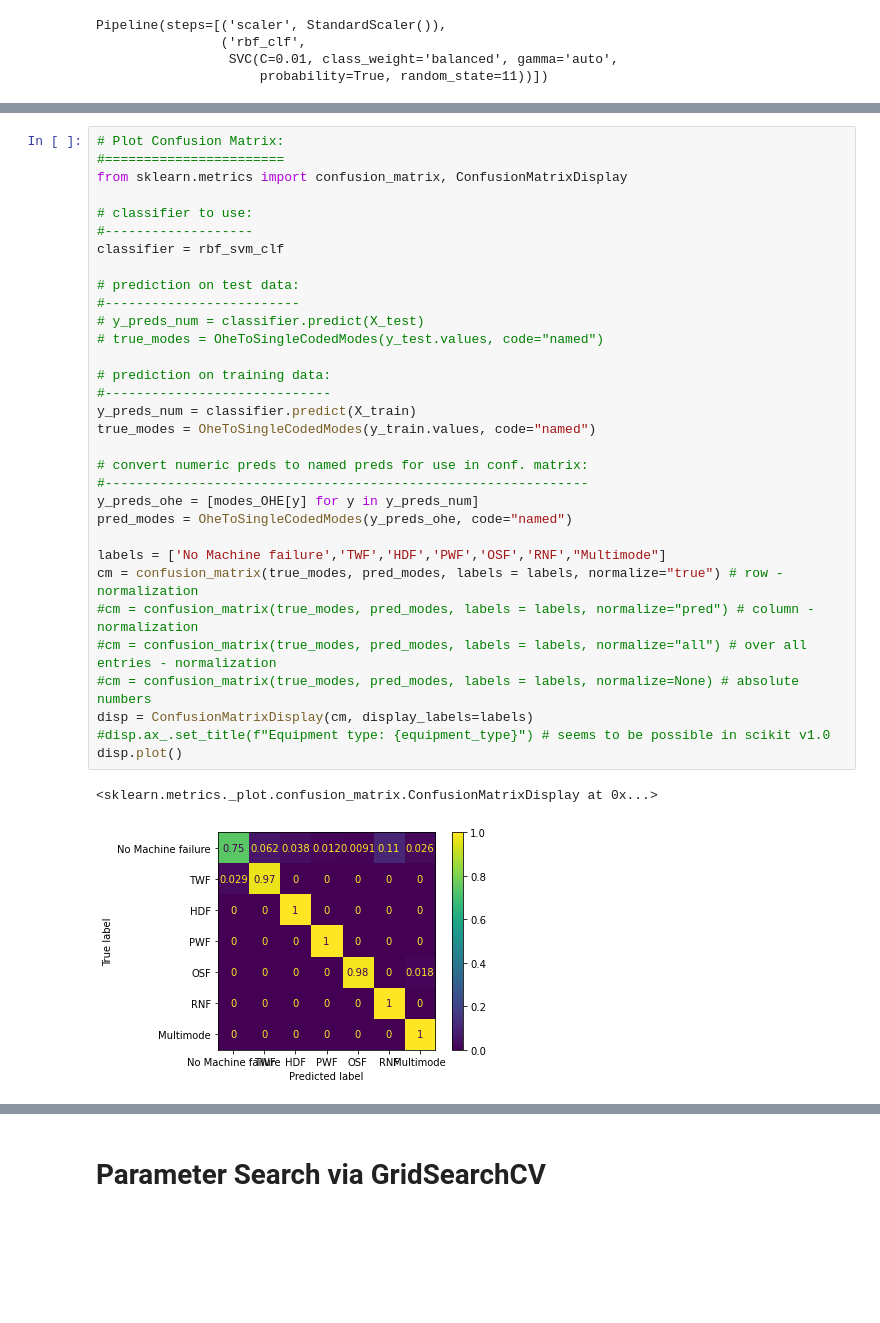
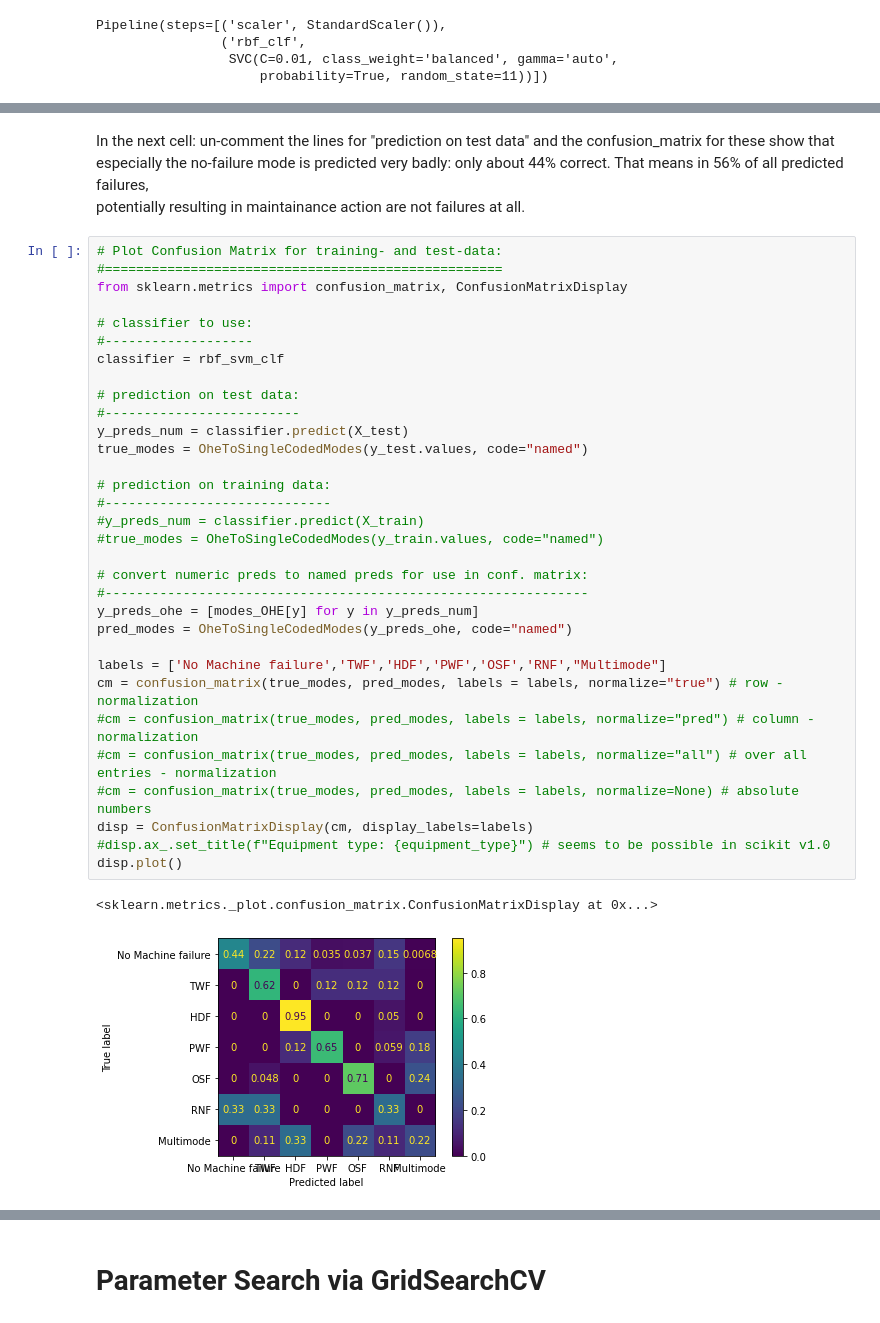
Before and after one commit to BorScho/Predictive_Maintenance_UCI_Modes, a Jupyter notebook: SVM_predict_failuremodes.ipynb, the cells around one changed output, grey strips where cells are left out. Cells and saved outputs as stored; diff of their text form; blank space fills up the shorter version.

Commit message:
minor updates in comments

```diff
--- a/SVM_predict_failuremodes.ipynb
+++ b/SVM_predict_failuremodes.ipynb
@@ -407,38 +414,42 @@ print(f"\n Area Under the Curve (auc): {auc}")
+# %% [markdown]
+In the next cell: un-comment the lines for "prediction on test data" and the confusion_matrix for these show that <br>
+especially the no-failure mode is predicted very badly: only about 44% correct. That means in 56% of all predicted failures, <br>
+potentially resulting in maintainance action are not failures at all.
 # %%
-# Plot Confusion Matrix:
-#=======================
+# Plot Confusion Matrix for training- and test-data:
+#===================================================
 from sklearn.metrics import confusion_matrix, ConfusionMatrixDisplay
 
 # classifier to use:
 #-------------------
 classifier = rbf_svm_clf
 
 # prediction on test data:
 #-------------------------
-# y_preds_num = classifier.predict(X_test)
-# true_modes = OheToSingleCodedModes(y_test.values, code="named")
+y_preds_num = classifier.predict(X_test)
+true_modes = OheToSingleCodedModes(y_test.values, code="named")
 
 # prediction on training data:
 #-----------------------------
-y_preds_num = classifier.predict(X_train)
-true_modes = OheToSingleCodedModes(y_train.values, code="named")
+#y_preds_num = classifier.predict(X_train)
+#true_modes = OheToSingleCodedModes(y_train.values, code="named")
 
 # convert numeric preds to named preds for use in conf. matrix:
 #--------------------------------------------------------------
 y_preds_ohe = [modes_OHE[y] for y in y_preds_num]
 pred_modes = OheToSingleCodedModes(y_preds_ohe, code="named")
 
 labels = ['No Machine failure','TWF','HDF','PWF','OSF','RNF',"Multimode"]
 cm = confusion_matrix(true_modes, pred_modes, labels = labels, normalize="true") # row - normalization
 #cm = confusion_matrix(true_modes, pred_modes, labels = labels, normalize="pred") # column -normalization
 #cm = confusion_matrix(true_modes, pred_modes, labels = labels, normalize="all") # over all entries - normalization
 #cm = confusion_matrix(true_modes, pred_modes, labels = labels, normalize=None) # absolute numbers
 disp = ConfusionMatrixDisplay(cm, display_labels=labels)
 #disp.ax_.set_title(f"Equipment type: {equipment_type}") # seems to be possible in scikit v1.0
 disp.plot()
 # %% [output]
 <sklearn.metrics._plot.confusion_matrix.ConfusionMatrixDisplay at 0x...>
-[figure, old version]
+[figure, new version]
 # %%
 # consider f1_score as metric:
 #=============================
```
Also changed, not shown: parts of 11 cells of this notebook.
